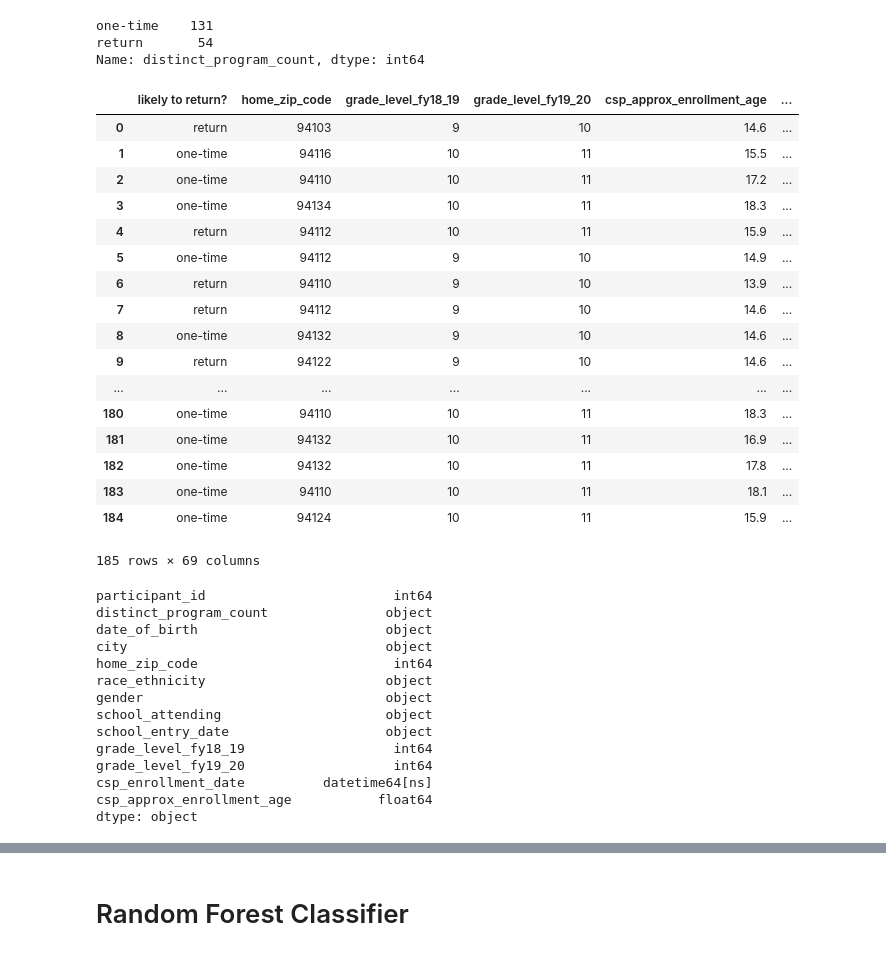
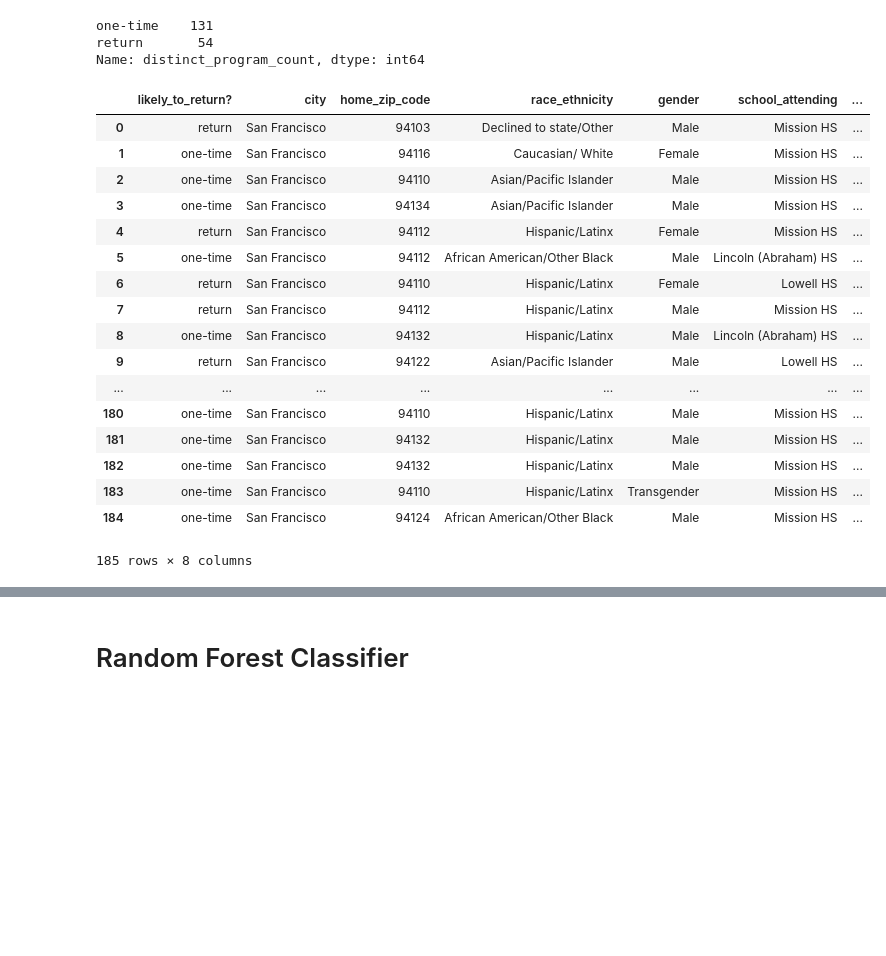
Before and after one commit to SladeMahoney/City_Surf_Project, a Jupyter notebook: Machine_Learning/Provisional Machine Learning Model.ipynb, the cells around one changed output, grey strips where cells are left out. Cells and saved outputs as stored; diff of their text form; code cells hidden in the pictures; blank space fills up the shorter version.

```diff
--- a/Machine_Learning/Provisional Machine Learning Model.ipynb
+++ b/Machine_Learning/Provisional Machine Learning Model.ipynb
@@ -52,40 +55,2 @@ Name: distinct_program_count, dtype: int64
 # %%
-students_df.rename(columns={"distinct_program_count": "likely_to_return?"})
+students_df = students_df.rename(columns={"distinct_program_count": "likely_to_return?"})
-# %% [output]
-|  | likely to return? | home_zip_code | grade_level_fy18_19 | grade_level_fy19_20 | csp_approx_enrollment_age | ... |
-| 0 | return | 94103 | 9 | 10 | 14.6 | ... |
-| 1 | one-time | 94116 | 10 | 11 | 15.5 | ... |
-| 2 | one-time | 94110 | 10 | 11 | 17.2 | ... |
-| 3 | one-time | 94134 | 10 | 11 | 18.3 | ... |
-| 4 | return | 94112 | 10 | 11 | 15.9 | ... |
-| 5 | one-time | 94112 | 9 | 10 | 14.9 | ... |
-| 6 | return | 94110 | 9 | 10 | 13.9 | ... |
-| 7 | return | 94112 | 9 | 10 | 14.6 | ... |
-| 8 | one-time | 94132 | 9 | 10 | 14.6 | ... |
-| 9 | return | 94122 | 9 | 10 | 14.6 | ... |
-| ... | ... | ... | ... | ... | ... | ... |
-| 180 | one-time | 94110 | 10 | 11 | 18.3 | ... |
-| 181 | one-time | 94132 | 10 | 11 | 16.9 | ... |
-| 182 | one-time | 94132 | 10 | 11 | 17.8 | ... |
-| 183 | one-time | 94110 | 10 | 11 | 18.1 | ... |
-| 184 | one-time | 94124 | 10 | 11 | 15.9 | ... |
-185 rows × 69 columns
-# %%
-# Convert Date of Birth and agency enrollment date to Datetime
-students_df['csp_enrollment_date'] = pd.to_datetime(students_df['csp_enrollment_date'])
-students_df.dtypes
-# %% [output]
-participant_id                        int64
-distinct_program_count               object
-date_of_birth                        object
-city                                 object
-home_zip_code                         int64
-race_ethnicity                       object
-gender                               object
-school_attending                     object
-school_entry_date                    object
-grade_level_fy18_19                   int64
-grade_level_fy19_20                   int64
-csp_enrollment_date          datetime64[ns]
-csp_approx_enrollment_age           float64
-dtype: object
@@ -95,7 +57,27 @@ students_df = students_df.drop(columns = ['participant_id', 'date_of_birth', "sc
 # %%
 # # Create a function to change Gender to Numeric Values
 # le = LabelEncoder()
 # students_df['gender'] = le.fit_transform(students_df['gender'])
+students_df
+# %% [output]
+|  | likely_to_return? | city | home_zip_code | race_ethnicity | gender | school_attending | ... |
+| 0 | return | San Francisco | 94103 | Declined to state/Other | Male | Mission HS | ... |
+| 1 | one-time | San Francisco | 94116 | Caucasian/ White | Female | Mission HS | ... |
+| 2 | one-time | San Francisco | 94110 | Asian/Pacific Islander | Male | Mission HS | ... |
+| 3 | one-time | San Francisco | 94134 | Asian/Pacific Islander | Male | Mission HS | ... |
+| 4 | return | San Francisco | 94112 | Hispanic/Latinx | Female | Mission HS | ... |
+| 5 | one-time | San Francisco | 94112 | African American/Other Black | Male | Lincoln (Abraham) HS | ... |
+| 6 | return | San Francisco | 94110 | Hispanic/Latinx | Female | Lowell HS | ... |
+| 7 | return | San Francisco | 94112 | Hispanic/Latinx | Male | Mission HS | ... |
+| 8 | one-time | San Francisco | 94132 | Hispanic/Latinx | Male | Lincoln (Abraham) HS | ... |
+| 9 | return | San Francisco | 94122 | Asian/Pacific Islander | Male | Lowell HS | ... |
+| ... | ... | ... | ... | ... | ... | ... | ... |
+| 180 | one-time | San Francisco | 94110 | Hispanic/Latinx | Male | Mission HS | ... |
+| 181 | one-time | San Francisco | 94132 | Hispanic/Latinx | Male | Mission HS | ... |
+| 182 | one-time | San Francisco | 94132 | Hispanic/Latinx | Male | Mission HS | ... |
+| 183 | one-time | San Francisco | 94110 | Hispanic/Latinx | Transgender | Mission HS | ... |
+| 184 | one-time | San Francisco | 94124 | African American/Other Black | Male | Mission HS | ... |
+185 rows × 8 columns
 # %%
 #Check to see which Encodings match the genders
 # Gender Coding: 2 = Male, 1 = Female, 0 = Declined to State, 3 = Transgender
```
Also changed, not shown: parts of 24 cells of this notebook.
